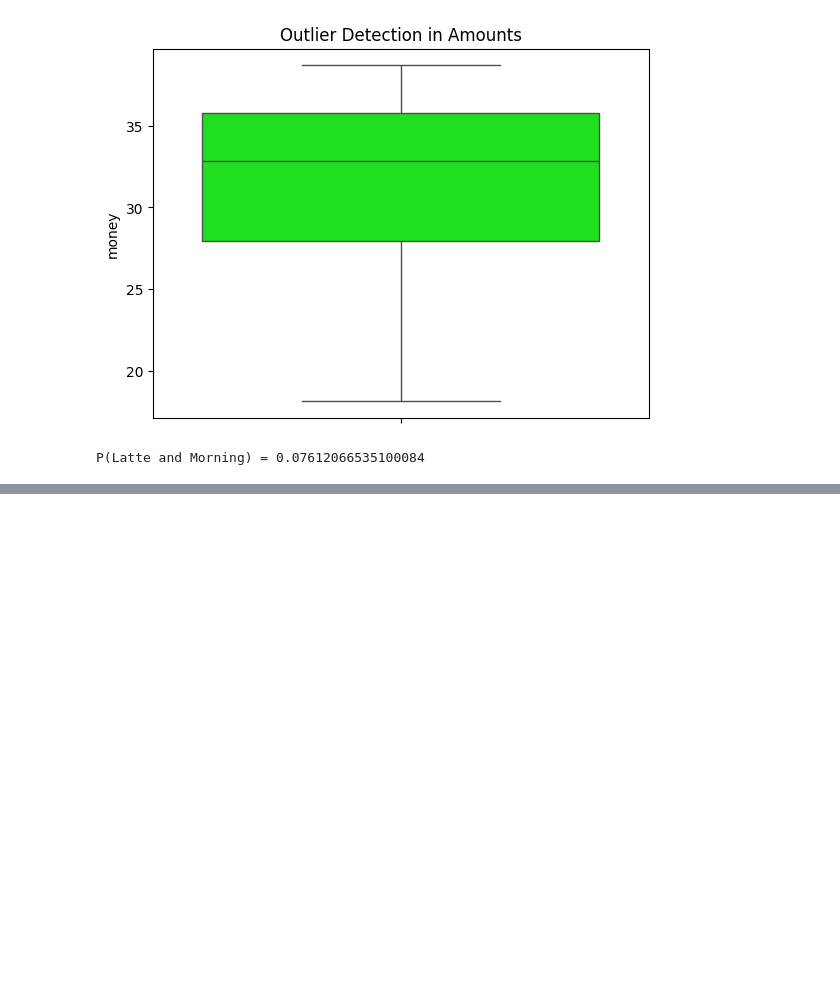
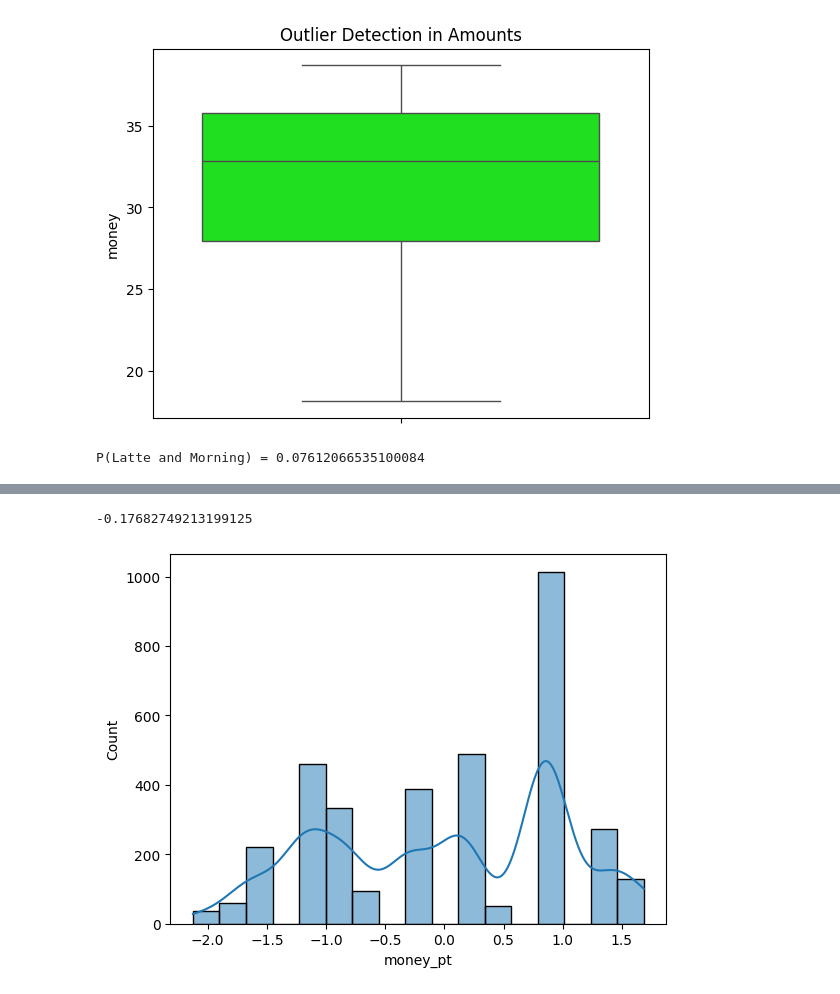
Before and after one commit to kanika-07cs/EDA-task3, a Jupyter notebook: EDA3.ipynb, the cells around one changed output, grey strips where cells are left out. Drawn from its saved outputs; the diff is of its cells as text; code cells hidden in the pictures; blank space fills up the shorter version.

```diff
--- a/EDA3.ipynb
+++ b/EDA3.ipynb
@@ -311,0 +312,5 @@ df.head()
+# %%
+from sklearn.preprocessing import PowerTransformer
+pt = PowerTransformer(method='box-cox')
+df['money_pt'] = pt.fit_transform(df[['money']])
+df.head()
@@ -311,0 +325,6 @@ df.head()
+# %%
+sns.histplot(x='money_pt',data=df,kde=True)
+print(df['money_pt'].skew())
+# %% [output]
+-0.17682749213199125
+[figure, added]
```
Also changed, not shown: parts of 12 cells of this notebook.
